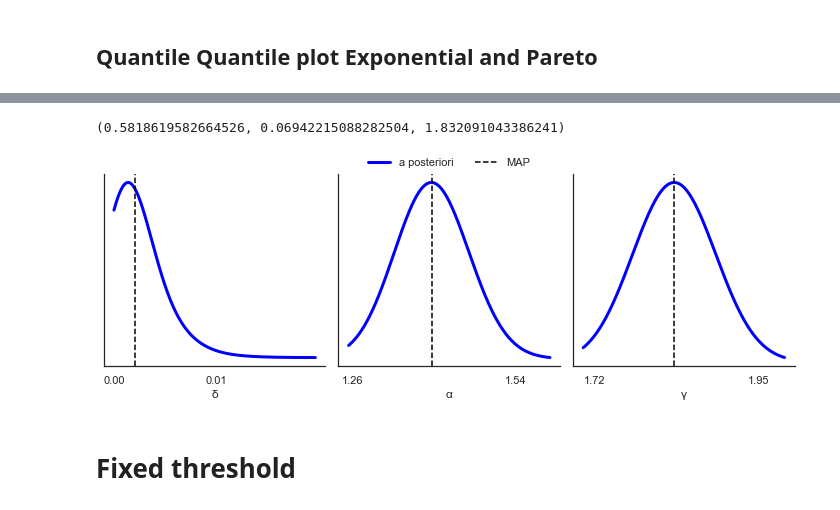
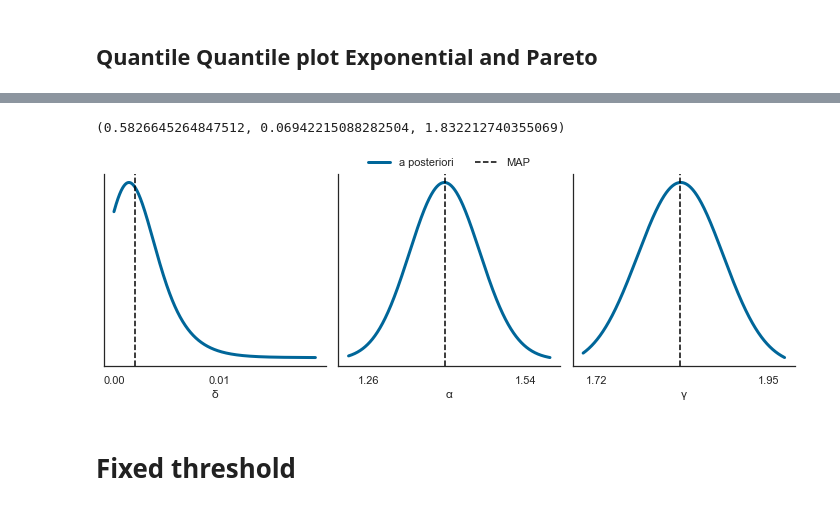
Before and after one commit to LaGauffre/SMCCompoMo, a Jupyter notebook: Notebooks/danish_fire_insurance.ipynb, the cells around one changed output, grey strips where cells are left out. Saved outputs shown, nothing was run; the diff lists cells and outputs as text; code cells hidden in the pictures.

```diff
--- a/Notebooks/danish_fire_insurance.ipynb
+++ b/Notebooks/danish_fire_insurance.ipynb
@@ -299,9 +301,9 @@ plt.savefig("../../SMCLoMo/Figures/qqplot_danish_exp_pareto.pdf", bbox_inches='t
 # %%
-bs.posterior_plots(f, trace)
+posterior_plots(f, trace)
 np.mean(X < trace["γ"].mean()), np.mean(X < 0.93), trace["γ"].mean()
 # %% [output]
-(0.5818619582664526, 0.06942215088282504, 1.832091043386241)
+(0.5826645264847512, 0.06942215088282504, 1.832212740355069)
-[figure, old version]
+[figure, new version]
 # %% [markdown]
 # Fixed threshold
 # %%
```
Also changed, not shown: parts of 10 cells of this notebook.
